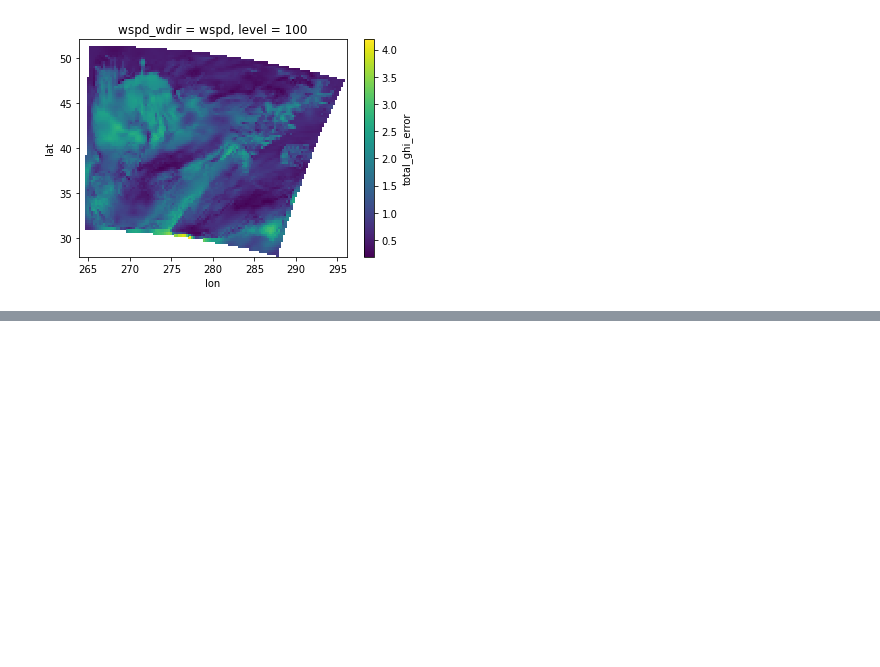
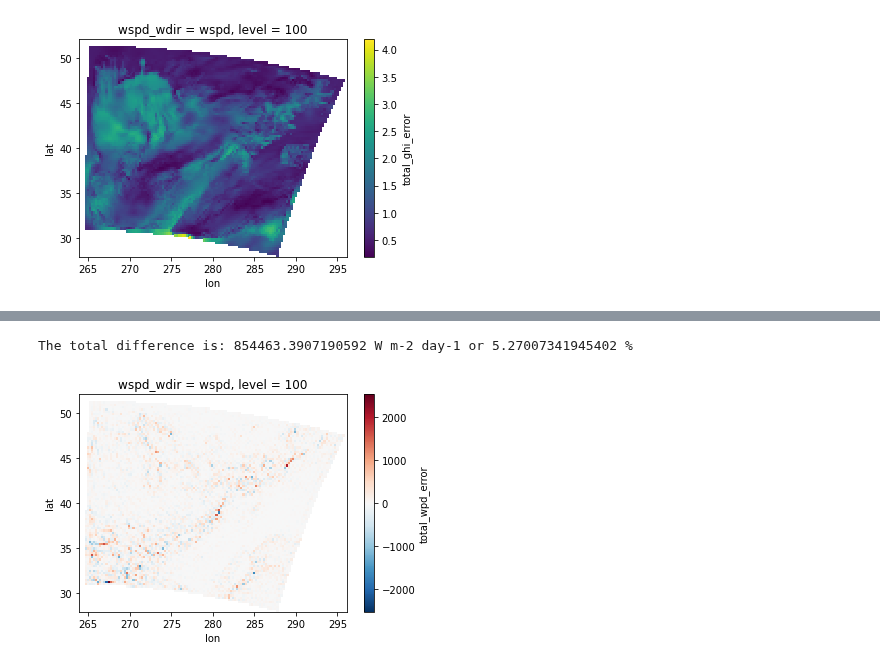
Before and after one commit to jeffreysward/met4ene, a Jupyter notebook: post/python/WRF_regridding_pyresample.ipynb, the cells around one changed output, grey strips where cells are left out. Drawn from its saved outputs; the diff is of its cells as text; code cells hidden in the pictures; blank space fills up the shorter version.

```diff
--- a/post/python/WRF_regridding_pyresample.ipynb
+++ b/post/python/WRF_regridding_pyresample.ipynb
@@ -394,0 +400,7 @@ The total difference is: 361.9162703064697 W m-2 day-1 or 3.543338179896132 %
+# %%
+pyresample_xesmf_compare = wrfdata.total_wpd_error - wrfdata_2.total_wpd_error
+pyresample_xesmf_compare.plot()
+print(f'The total difference is: {abs(pyresample_xesmf_compare).sum().values} W m-2 day-1 or {abs(pyresample_xesmf_compare).sum().values/wrfdata_2.total_wpd_error.sum().values * 100} %')
+# %% [output]
+The total difference is: 854463.3907190592 W m-2 day-1 or 5.27007341945402 %
+[figure, added]
```
Also changed, not shown: parts of 8 cells of this notebook, 1 other file.
